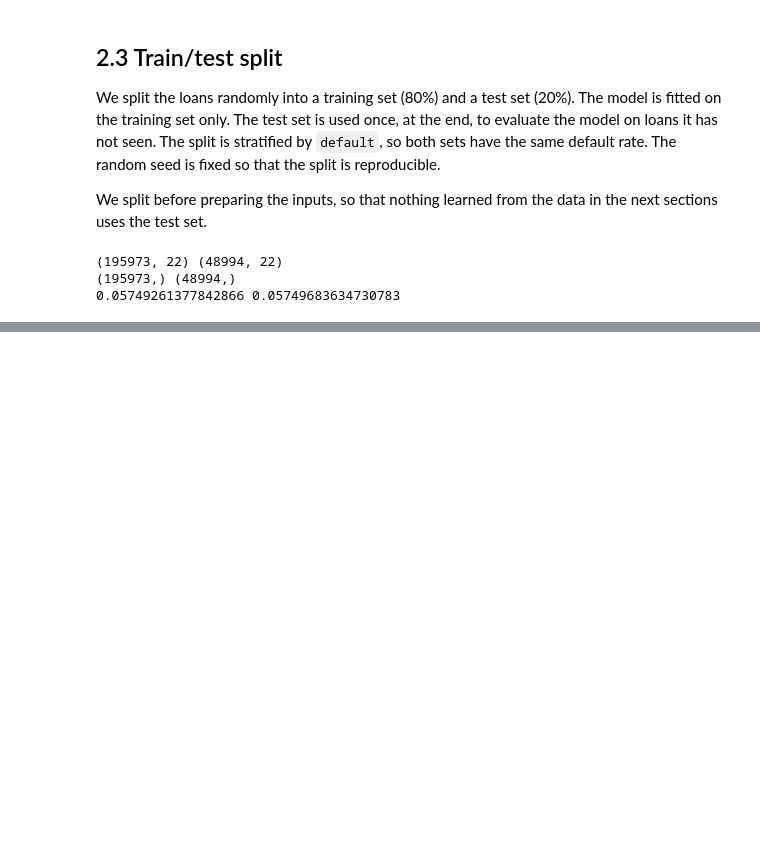
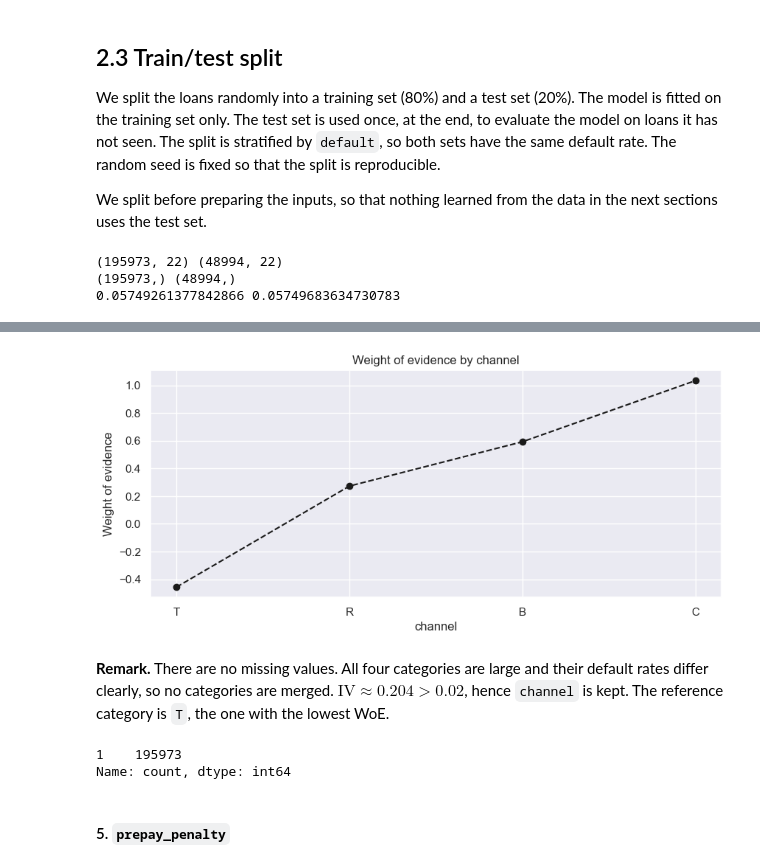
Before and after one commit to keramidasvasilis/credit-risk-el, a Jupyter notebook: notebooks/02_pd_model.ipynb, the cells around one changed output, grey strips where cells are left out. Drawn from its saved outputs; the diff is of its cells as text; code cells hidden in the pictures; blank space fills up the shorter version.

```diff
--- a/notebooks/02_pd_model.ipynb
+++ b/notebooks/02_pd_model.ipynb
@@ -101,0 +303,3 @@ print(loan_data_targets_train.mean(), loan_data_targets_test.mean())
+# %%
+channel_table = woe_discrete(df_inputs_prepr, 'channel', df_targets_prepr)
+channel_table
@@ -101,0 +312,6 @@ print(loan_data_targets_train.mean(), loan_data_targets_test.mean())
+# %%
+plot_by_woe(channel_table)
+# %% [output]
+[figure, added]
+# %% [markdown]
+**Remark.** There are no missing values. All four categories are large and their default rates differ clearly, so no categories are merged. $\text{IV} \approx 0.204 > 0.02$, hence `channel` is kept. The reference category is `T`, the one with the lowest WoE.
@@ -101,0 +326,8 @@ print(loan_data_targets_train.mean(), loan_data_targets_test.mean())
+# %%
+df_inputs_prepr[['channel:T', 'channel:R', 'channel:B', 'channel:C']].sum(axis = 1).value_counts()
+# Expected output: 1 for all 195973 loans
+# %% [output]
+1    195973
+Name: count, dtype: int64
+# %% [markdown]
+#### 5. `prepay_penalty`
```
Also changed, not shown: parts of 55 cells of this notebook.
